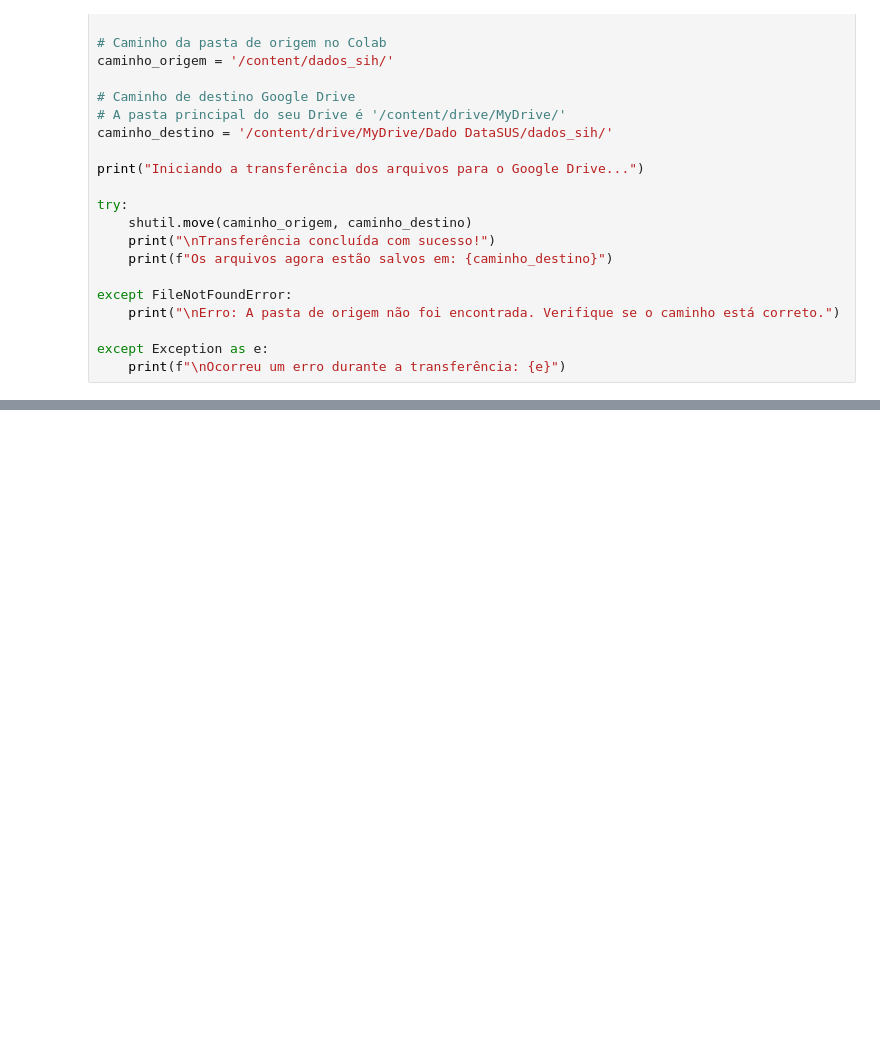
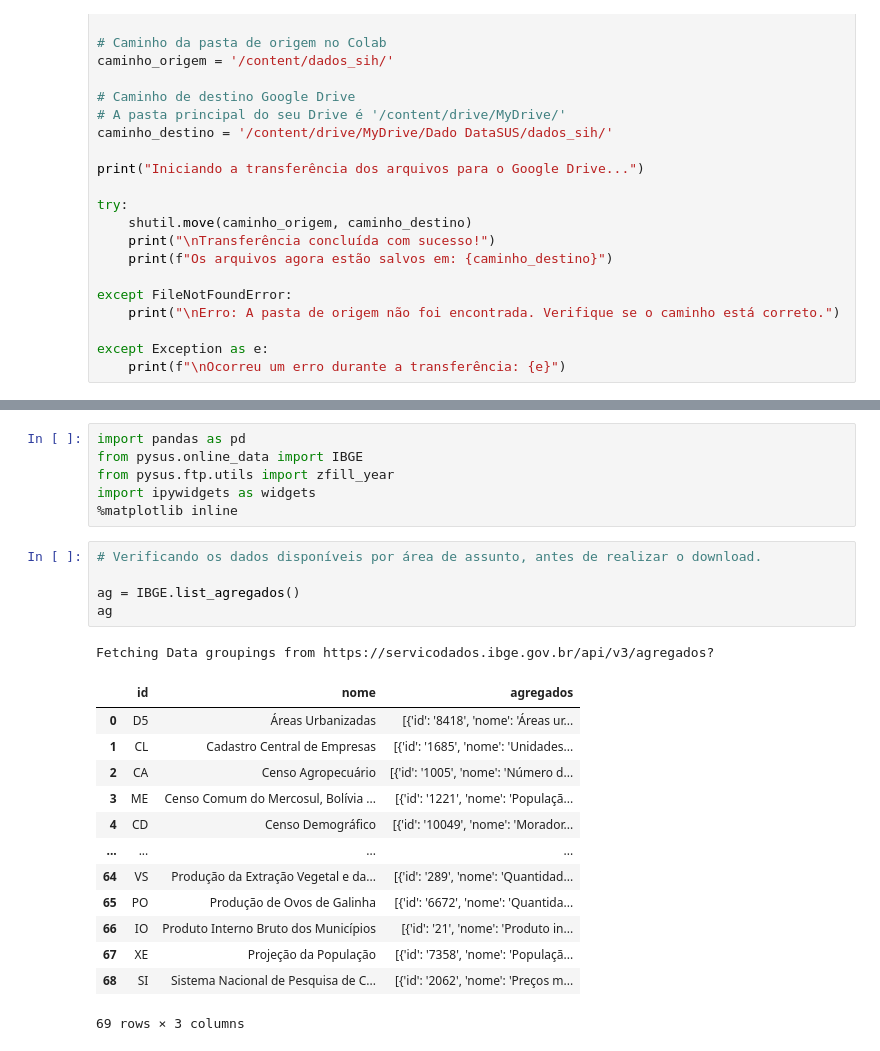
Before and after one commit to tinemyumi/saude-mental-datasus, a Jupyter notebook: codigos-python/setup.ipynb, the cells around one changed output, grey strips where cells are left out. Saved outputs shown, nothing was run; the diff lists cells and outputs as text; blank space fills up the shorter version.

```diff
--- a/codigos-python/setup.ipynb
+++ b/codigos-python/setup.ipynb
@@ -63,0 +94,26 @@ except Exception as e:
+# %%
+import pandas as pd
+from pysus.online_data import IBGE
+from pysus.ftp.utils import zfill_year
+import ipywidgets as widgets
+%matplotlib inline
+# %%
+# Verificando os dados disponíveis por área de assunto, antes de realizar o download.
+
+ag = IBGE.list_agregados()
+ag
+# %% [output]
+Fetching Data groupings from https://servicodados.ibge.gov.br/api/v3/agregados?
+|  | id | nome | agregados |
+| 0 | D5 | Áreas Urbanizadas | [{'id': '8418', 'nome': 'Áreas ur... |
+| 1 | CL | Cadastro Central de Empresas | [{'id': '1685', 'nome': 'Unidades... |
+| 2 | CA | Censo Agropecuário | [{'id': '1005', 'nome': 'Número d... |
+| 3 | ME | Censo Comum do Mercosul, Bolívia ... | [{'id': '1221', 'nome': 'Populaçã... |
+| 4 | CD | Censo Demográfico | [{'id': '10049', 'nome': 'Morador... |
+| ... | ... | ... | ... |
+| 64 | VS | Produção da Extração Vegetal e da... | [{'id': '289', 'nome': 'Quantidad... |
+| 65 | PO | Produção de Ovos de Galinha | [{'id': '6672', 'nome': 'Quantida... |
+| 66 | IO | Produto Interno Bruto dos Municípios | [{'id': '21', 'nome': 'Produto in... |
+| 67 | XE | Projeção da População | [{'id': '7358', 'nome': 'Populaçã... |
+| 68 | SI | Sistema Nacional de Pesquisa de C... | [{'id': '2062', 'nome': 'Preços m... |
+69 rows × 3 columns
```
Also changed, not shown: parts of 8 cells of this notebook.
